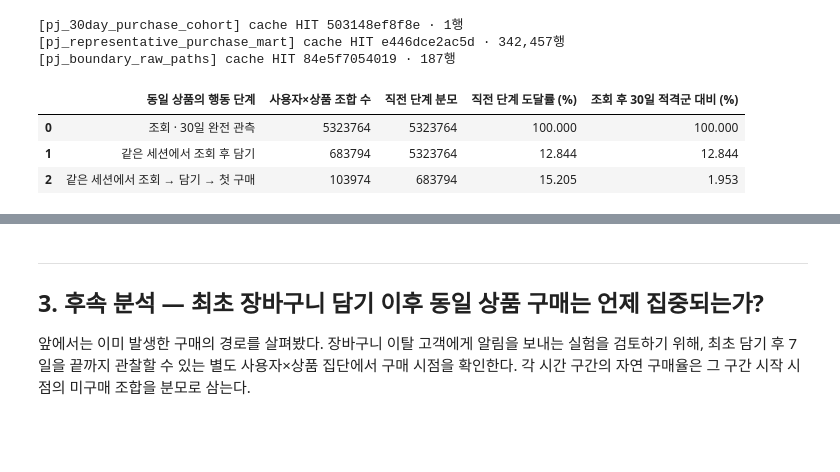
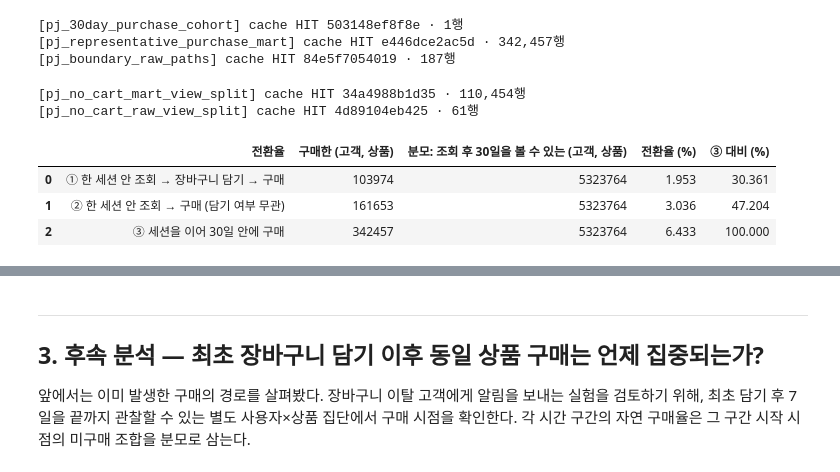
Before and after one commit to kth530/ecommerce_funnel_analysis, a Jupyter notebook: notebooks/04_eda.ipynb, the cells around one changed output, grey strips where cells are left out. Drawn from its saved outputs; the diff is of its cells as text; code cells hidden in the pictures; blank space fills up the shorter version.

```diff
--- a/notebooks/04_eda.ipynb
+++ b/notebooks/04_eda.ipynb
@@ -82,37 +90,48 @@ outside = representative - same_session
 assert len(boundary_keys) == len(raw_paths) == 187
 assert raw_paths['eligible_purchase_flag'].eq(1).all() and raw_paths['path_order'].notna().all()
 assert (eligible_30day, representative, same_session, outside) == (5_323_764, 342_457, 103_974, 238_483)
-# 30일 적격군의 같은 세션 View→Cart 단계만 기존 마트에서 제한 집계했다.
-# 마트 시각으로 확정된 683,751개 + 관련 이벤트만 확인한 경계 66개 중 적격 43개.
-cart_after_view_30d = 683_751 + 43
-assert 43 + 23 == 66
-assert (eligible_30day, cart_after_view_30d, same_session) == (5_323_764, 683_794, 103_974)
-assert same_session <= cart_after_view_30d <= eligible_30day
-funnel_table = pd.DataFrame({
-    '동일 상품의 행동 단계': [
-        '조회 · 30일 완전 관측',
-        '같은 세션에서 조회 후 담기',
-        '같은 세션에서 조회 → 담기 → 첫 구매',
-    ],
-    '사용자×상품 조합 수': [eligible_30day, cart_after_view_30d, same_session],
-    '직전 단계 분모': [eligible_30day, eligible_30day, cart_after_view_30d],
-    '직전 단계 도달률 (%)': [
-        100,
-        cart_after_view_30d / eligible_30day * 100,
-        same_session / cart_after_view_30d * 100,
-    ],
-    '조회 후 30일 적격군 대비 (%)': [
-        100,
-        cart_after_view_30d / eligible_30day * 100,
-        same_session / eligible_30day * 100,
-    ],
-})
-display(funnel_table.round(3))
 # %% [output]
 [pj_30day_purchase_cohort] cache HIT 503148ef8f8e · 1행
 [pj_representative_purchase_mart] cache HIT e446dce2ac5d · 342,457행
 [pj_boundary_raw_paths] cache HIT 84e5f7054019 · 187행
-|  | 동일 상품의 행동 단계 | 사용자×상품 조합 수 | 직전 단계 분모 | 직전 단계 도달률 (%) | 조회 후 30일 적격군 대비 (%) |
-| 0 | 조회 · 30일 완전 관측 | 5323764 | 5323764 | 100.000 | 100.000 |
-| 1 | 같은 세션에서 조회 후 담기 | 683794 | 5323764 | 12.844 | 12.844 |
-| 2 | 같은 세션에서 조회 → 담기 → 첫 구매 | 103974 | 683794 | 15.205 | 1.953 |
+# %%
+# ①②③은 같은 분모를 쓴다. ②는 기존 다섯 경로 중 두 경로를 더해서만 만든다.
+# 기존 4경로 중 구매 전 Cart 미확인 키만 제한 조회해 구매 세션 View를 확인한다.
+from tableau.export_dashboard_source import build_split_keys, build_purchase_paths
+
+mart_keys, raw_keys, mart_params, raw_params = build_split_keys(mart_paths, raw_paths)
+mart_detail = FINAL_CACHE.run('pj_no_cart_mart_view_split', params=mart_params)
+raw_detail = FINAL_CACHE.run('pj_no_cart_raw_view_split', params=raw_params)
+paths5, paths4, checked_eligible, checked_representative = build_purchase_paths(
+    pd.DataFrame([cohort]), mart_paths, raw_paths, mart_detail, raw_detail,
+)
+assert (len(mart_keys), len(raw_keys)) == (110_454, 61)
+assert (checked_eligible, checked_representative) == (eligible_30day, representative)
+path_n = paths5.set_index('경로')['사용자상품수'].astype('int64')
+view_no_cart_n = int(path_n['Cart 미확인 · 구매 세션 View → Purchase'])
+assert int(path_n['같은 세션 View → Cart → Purchase']) == same_session
+one_session_n = same_session + view_no_cart_n
+assert (same_session, view_no_cart_n, one_session_n) == (103_974, 57_679, 161_653)
+assert same_session < one_session_n < representative <= eligible_30day
+conversion = pd.DataFrame({
+    '전환율': [
+        '① 한 세션 안 조회 → 장바구니 담기 → 구매',
+        '② 한 세션 안 조회 → 구매 (담기 여부 무관)',
+        '③ 세션을 이어 30일 안에 구매',
+    ],
+    '구매한 (고객, 상품)': [same_session, one_session_n, representative],
+    '분모: 조회 후 30일을 볼 수 있는 (고객, 상품)': [eligible_30day] * 3,
+})
+conversion['전환율 (%)'] = conversion['구매한 (고객, 상품)'] / eligible_30day * 100
+conversion['③ 대비 (%)'] = conversion['구매한 (고객, 상품)'] / representative * 100
+assert [round(x, 3) for x in conversion['전환율 (%)']] == [1.953, 3.036, 6.433]
+assert [round(x, 3) for x in conversion['③ 대비 (%)']] == [30.361, 47.204, 100.0]
+assert round(one_session_n / representative * 100, 2) == 47.20
+display(conversion.round(3))
+# %% [output]
+[pj_no_cart_mart_view_split] cache HIT 34a4988b1d35 · 110,454행
+[pj_no_cart_raw_view_split] cache HIT 4d89104eb425 · 61행
+|  | 전환율 | 구매한 (고객, 상품) | 분모: 조회 후 30일을 볼 수 있는 (고객, 상품) | 전환율 (%) | ③ 대비 (%) |
+| 0 | ① 한 세션 안 조회 → 장바구니 담기 → 구매 | 103974 | 5323764 | 1.953 | 30.361 |
+| 1 | ② 한 세션 안 조회 → 구매 (담기 여부 무관) | 161653 | 5323764 | 3.036 | 47.204 |
+| 2 | ③ 세션을 이어 30일 안에 구매 | 342457 | 5323764 | 6.433 | 100.000 |
```
Also changed, not shown: parts of 21 cells of this notebook, 4 other files.
